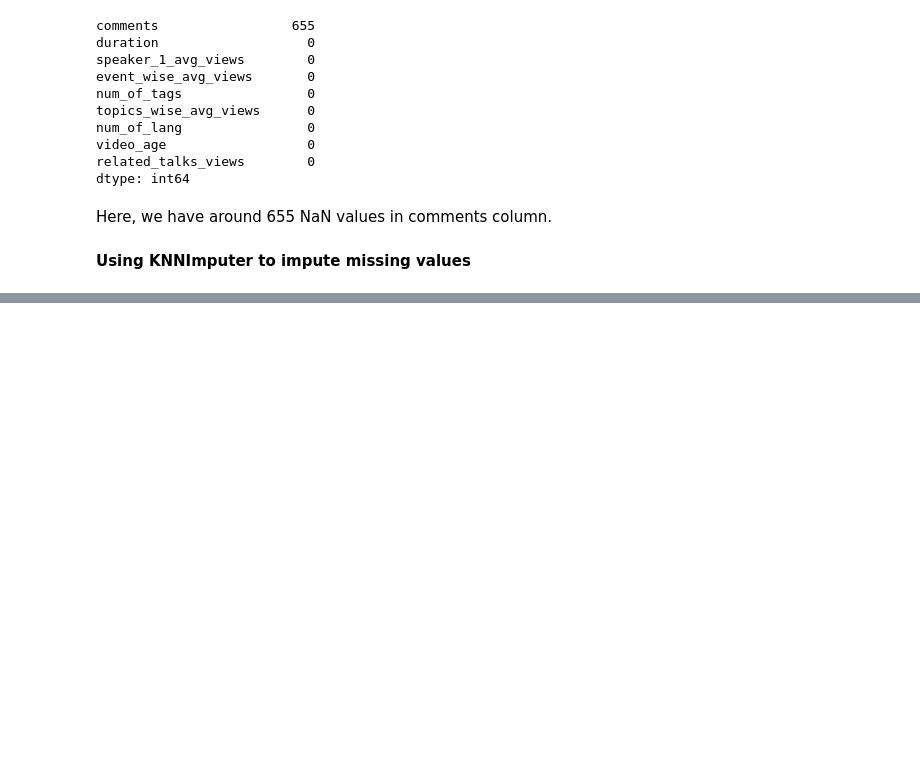
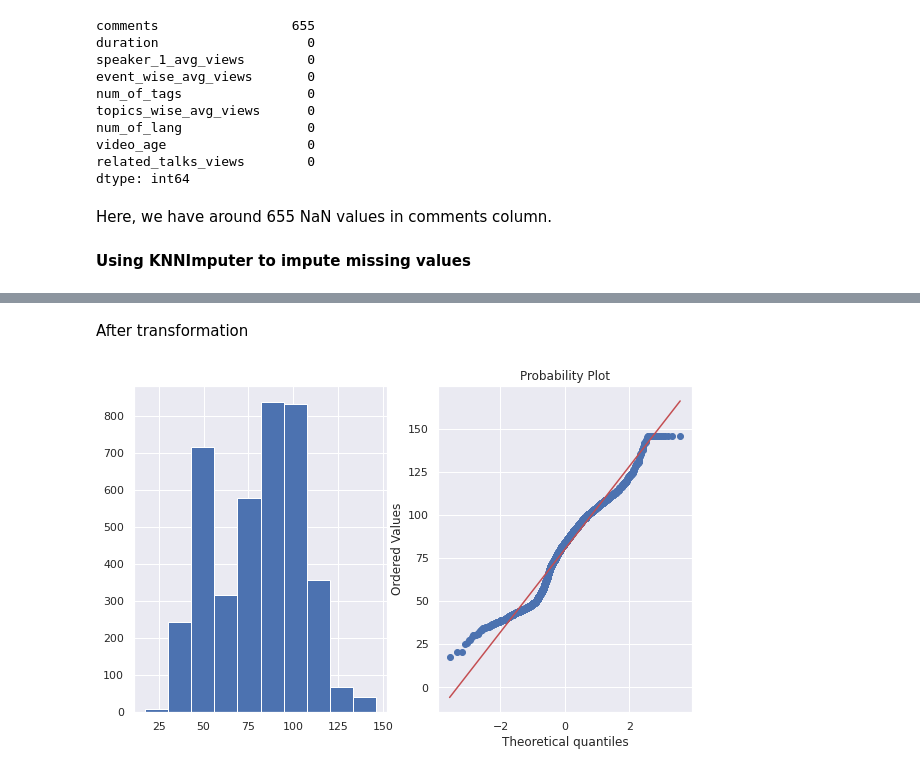
Before and after one commit to adilimam12/Regression-capstone-project2, a Jupyter notebook: TED_Talk_Views_Prediction2_.ipynb, the cells around one changed output, grey strips where cells are left out. Saved outputs shown, nothing was run; the diff lists cells and outputs as text; code cells hidden in the pictures; blank space fills up the shorter version.

```diff
--- a/TED_Talk_Views_Prediction2_.ipynb
+++ b/TED_Talk_Views_Prediction2_.ipynb
@@ -1047,0 +1121,8 @@ outlier_df=['duration','comments','speaker_1_avg_views','event_wise_avg_views']
+# %% [markdown]
+After transformation
+# %%
+# applying boxcox transformation
+tedtalk_df['duration'],parameters=stat.boxcox(tedtalk_df['duration'])
+plot_data(tedtalk_df,'duration')
+# %% [output]
+[figure, added]
```
Also changed, not shown: parts of 61 cells of this notebook.
